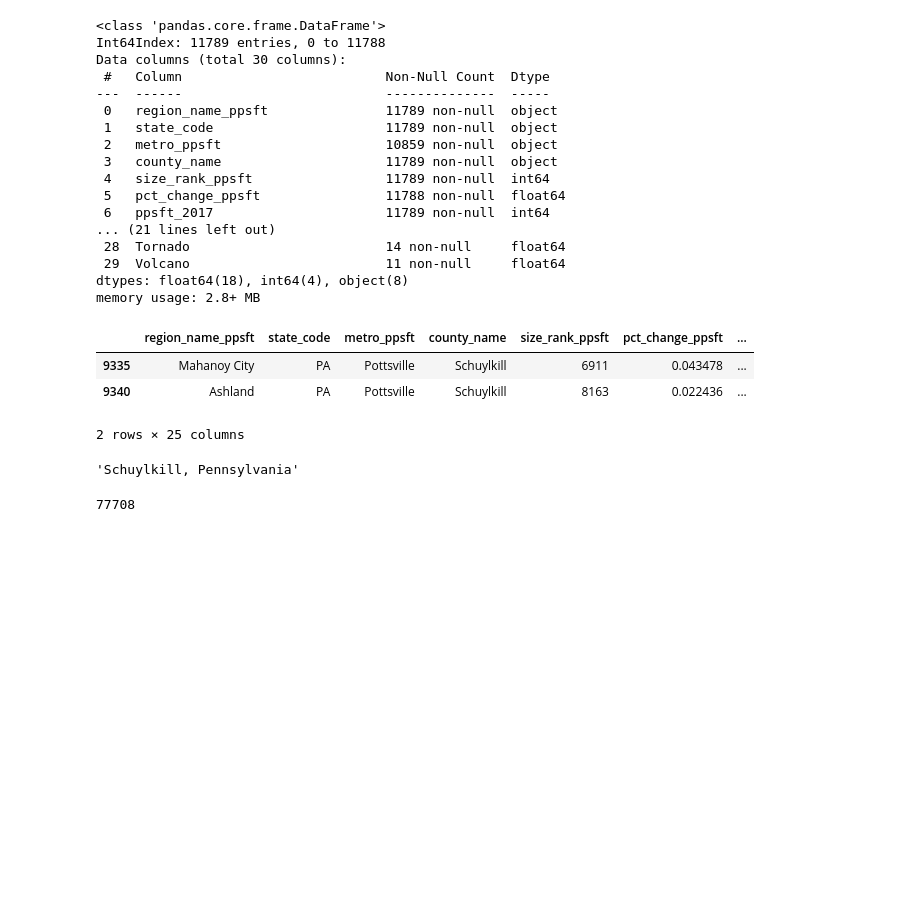
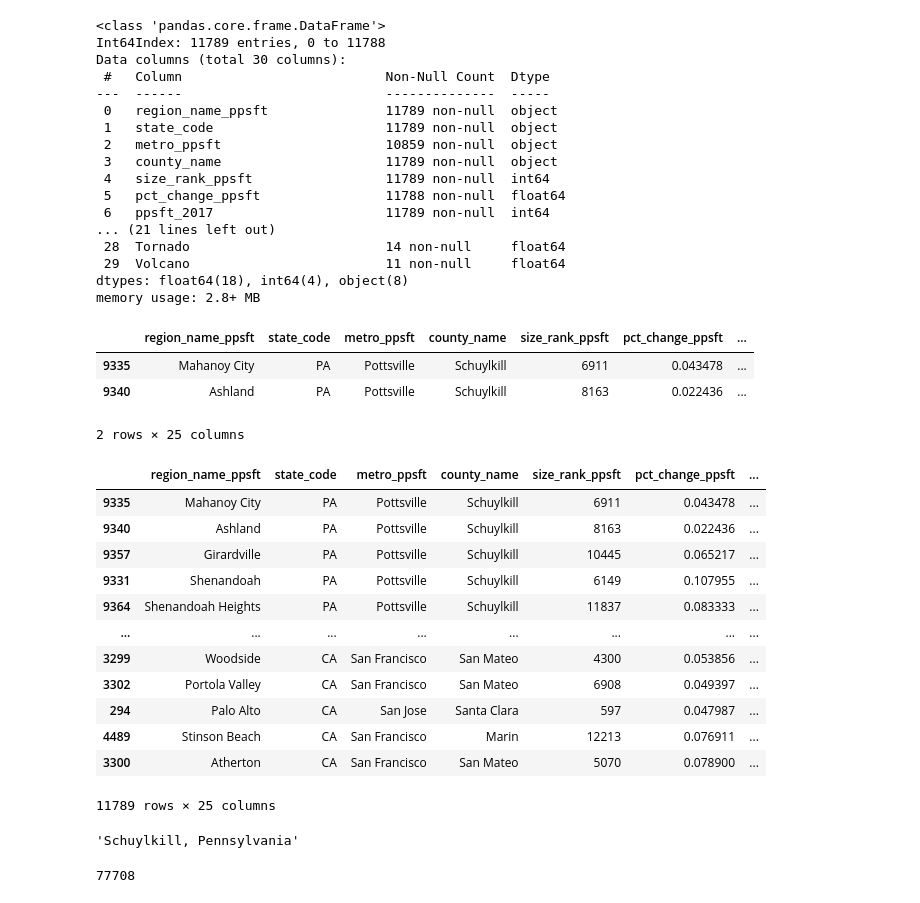
Before and after one commit to taylor-curran/vrb-know, a Jupyter notebook: data/cleaning_mr.ipynb, the cells around one changed output. Saved outputs shown, nothing was run; the diff lists cells and outputs as text; code cells hidden in the pictures; blank space fills up the shorter version.

```diff
--- a/data/cleaning_mr.ipynb
+++ b/data/cleaning_mr.ipynb
@@ -101,6 +101,22 @@ rank1.head(2)
 | 9335 | Mahanoy City | PA | Pottsville | Schuylkill | 6911 | 0.043478 | ... |
 | 9340 | Ashland | PA | Pottsville | Schuylkill | 8163 | 0.022436 | ... |
 2 rows × 25 columns
+# %%
+rank1
+# %% [output]
+|  | region_name_ppsft | state_code | metro_ppsft | county_name | size_rank_ppsft | pct_change_ppsft | ... |
+| 9335 | Mahanoy City | PA | Pottsville | Schuylkill | 6911 | 0.043478 | ... |
+| 9340 | Ashland | PA | Pottsville | Schuylkill | 8163 | 0.022436 | ... |
+| 9357 | Girardville | PA | Pottsville | Schuylkill | 10445 | 0.065217 | ... |
+| 9331 | Shenandoah | PA | Pottsville | Schuylkill | 6149 | 0.107955 | ... |
+| 9364 | Shenandoah Heights | PA | Pottsville | Schuylkill | 11837 | 0.083333 | ... |
+| ... | ... | ... | ... | ... | ... | ... | ... |
+| 3299 | Woodside | CA | San Francisco | San Mateo | 4300 | 0.053856 | ... |
+| 3302 | Portola Valley | CA | San Francisco | San Mateo | 6908 | 0.049397 | ... |
+| 294 | Palo Alto | CA | San Jose | Santa Clara | 597 | 0.047987 | ... |
+| 4489 | Stinson Beach | CA | San Francisco | Marin | 12213 | 0.076911 | ... |
+| 3300 | Atherton | CA | San Francisco | San Mateo | 5070 | 0.078900 | ... |
+11789 rows × 25 columns
 # %%
 # ok let's see what we can do with the top row..
 
```
Also changed, not shown: parts of 20 cells of this notebook.
